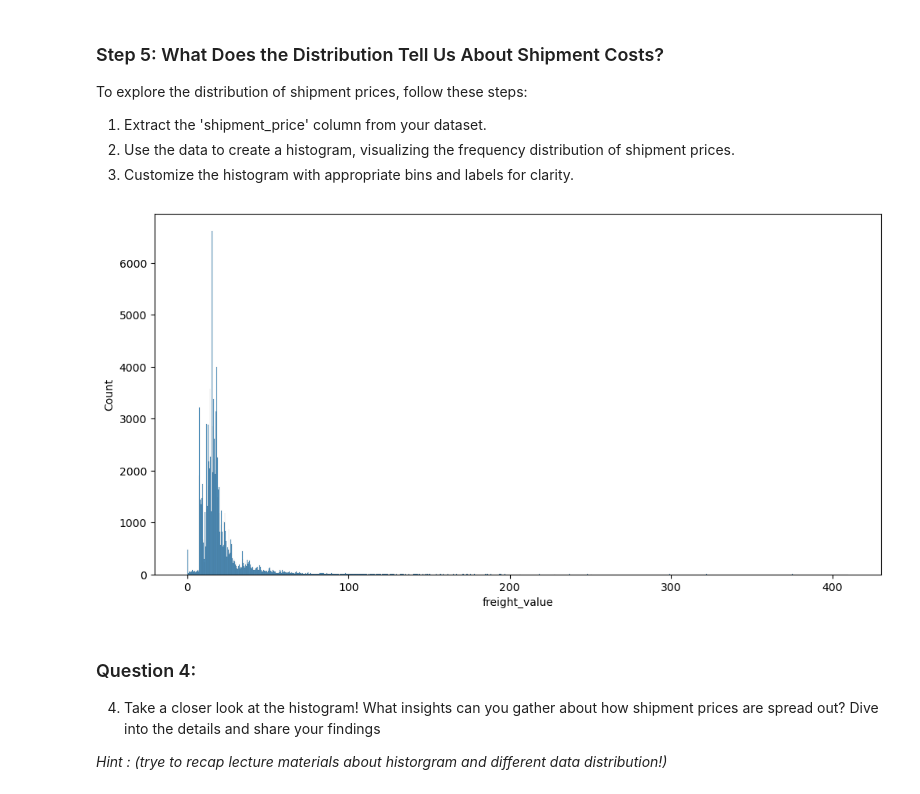
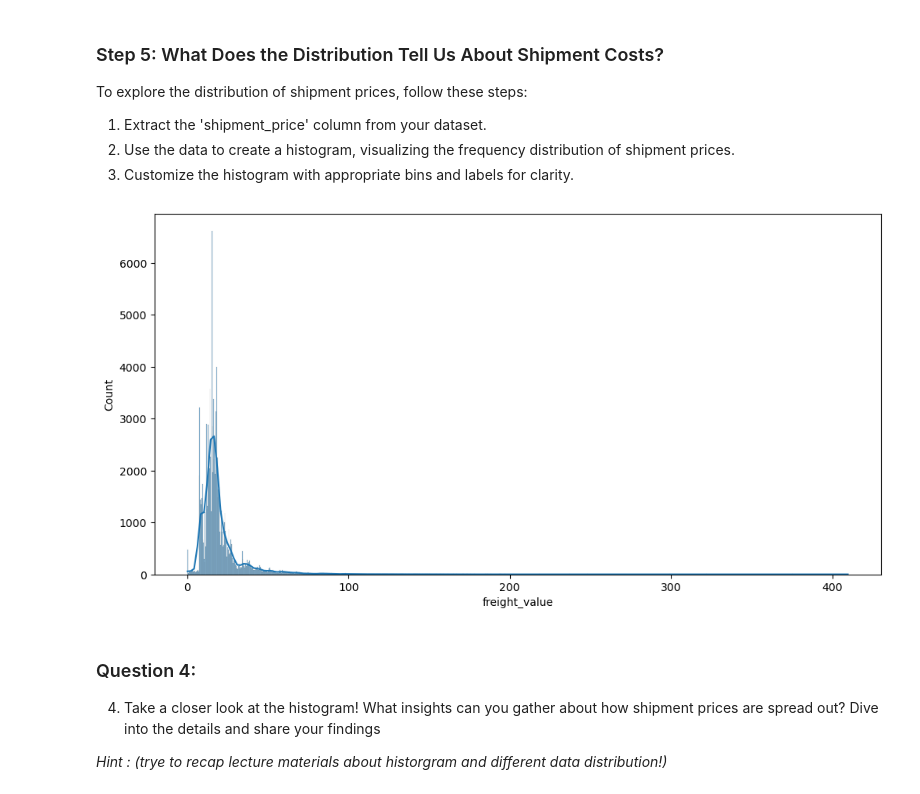
Before and after one commit to zackdewis/engo645, a Jupyter notebook: Assignment_1.ipynb, the cells around one changed output. Saved outputs shown, nothing was run; the diff lists cells and outputs as text; code cells hidden in the pictures.

```diff
--- a/Assignment_1.ipynb
+++ b/Assignment_1.ipynb
@@ -475,24 +475,24 @@ To explore the distribution of shipment prices, follow these steps:
 # %%
 # Import the necessary packages
 import matplotlib.pyplot as plt
 import seaborn as sns         # optionally you can use seaborn style
 
 plt.figure(figsize=(12, 6))
 
 
 
 # YOUR CODE HERE
 #data6 = data['shipment_price']
 
 
 
-sns.histplot(data=data['freight_value'])
+sns.histplot(data=data['freight_value'], kde=True)
 
 
 
 plt.show()
 # %% [output]
-[figure, old version]
+[figure, new version]
 # %% [markdown]
 ### Question 4:
 
```
